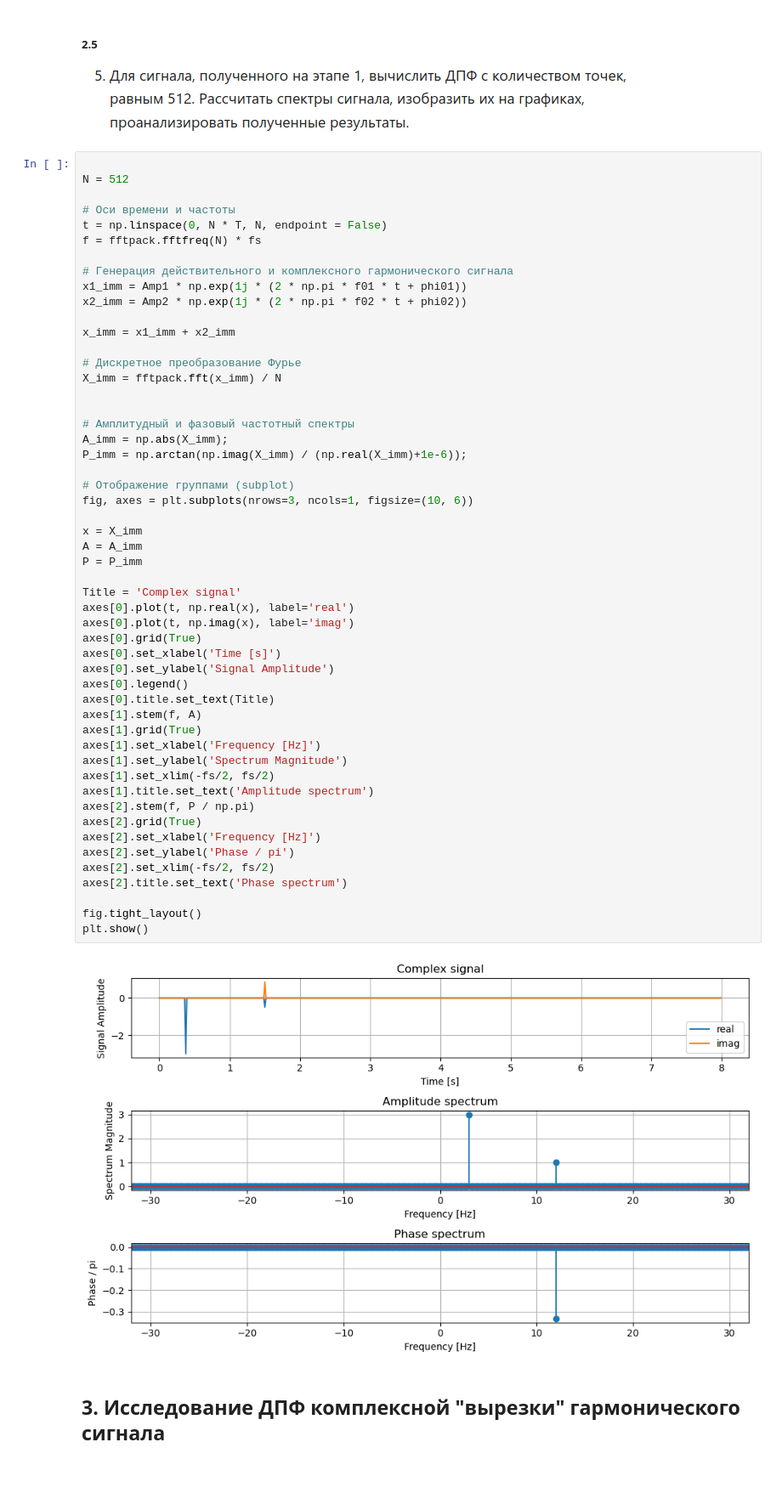
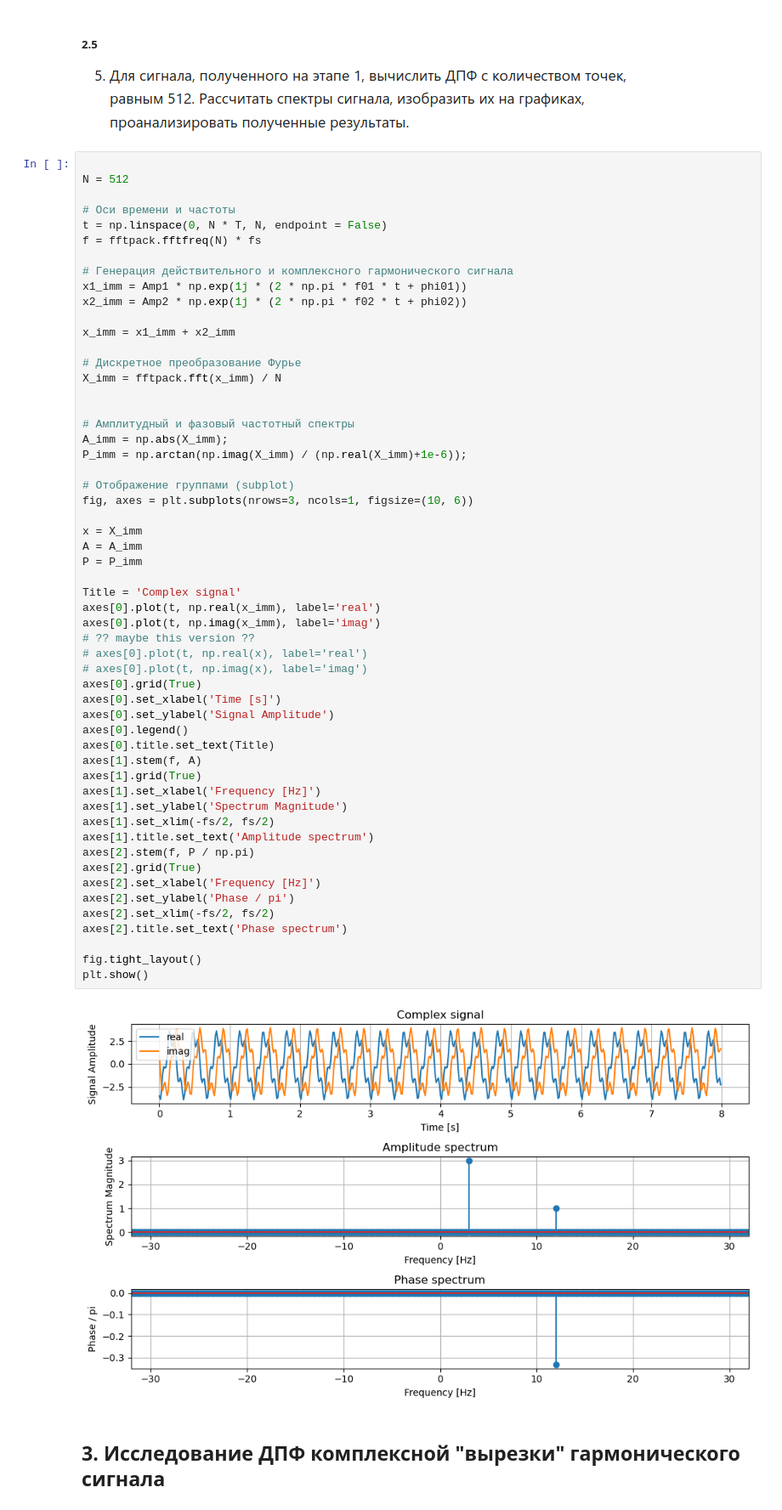
Before and after one commit to Jrvvv/dsp-miet, a Jupyter notebook: P02/PL02.ipynb, the cells around one changed output. Shown at 85% size. Drawn from its saved outputs; the diff is of its cells as text; blank space fills up the shorter version.

```diff
--- a/P02/PL02.ipynb
+++ b/P02/PL02.ipynb
@@ -356,36 +365,39 @@ P_imm = np.arctan(np.imag(X_imm) / (np.real(X_imm)+1e-6));
 
 # Отображение группами (subplot)
 fig, axes = plt.subplots(nrows=3, ncols=1, figsize=(10, 6))
 
 x = X_imm
 A = A_imm
 P = P_imm
 
 Title = 'Complex signal'
-axes[0].plot(t, np.real(x), label='real')
-axes[0].plot(t, np.imag(x), label='imag')
+axes[0].plot(t, np.real(x_imm), label='real')
+axes[0].plot(t, np.imag(x_imm), label='imag')
+# ?? maybe this version ??
+# axes[0].plot(t, np.real(x), label='real')
+# axes[0].plot(t, np.imag(x), label='imag')
 axes[0].grid(True)
 axes[0].set_xlabel('Time [s]')
 axes[0].set_ylabel('Signal Amplitude')
 axes[0].legend()
 axes[0].title.set_text(Title)
 axes[1].stem(f, A)
 axes[1].grid(True)
 axes[1].set_xlabel('Frequency [Hz]')
 axes[1].set_ylabel('Spectrum Magnitude')
 axes[1].set_xlim(-fs/2, fs/2)
 axes[1].title.set_text('Amplitude spectrum')
 axes[2].stem(f, P / np.pi)
 axes[2].grid(True)
 axes[2].set_xlabel('Frequency [Hz]')
 axes[2].set_ylabel('Phase / pi')
 axes[2].set_xlim(-fs/2, fs/2)
 axes[2].title.set_text('Phase spectrum')
 
 fig.tight_layout()
 plt.show()
 # %% [output]
-[figure, old version]
+[figure, new version]
 # %% [markdown]
 ## 3. Исследование ДПФ комплексной "вырезки" гармонического сигнала
 # %% [markdown]
```
Also changed, not shown: parts of 12 cells of this notebook.
